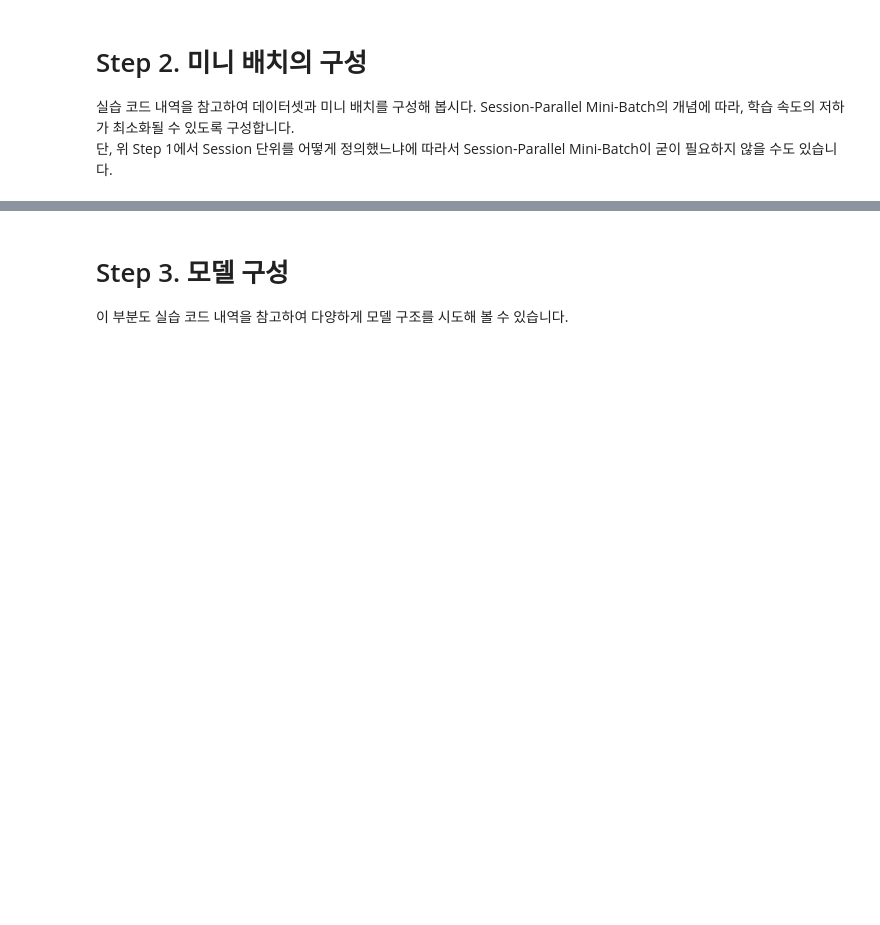
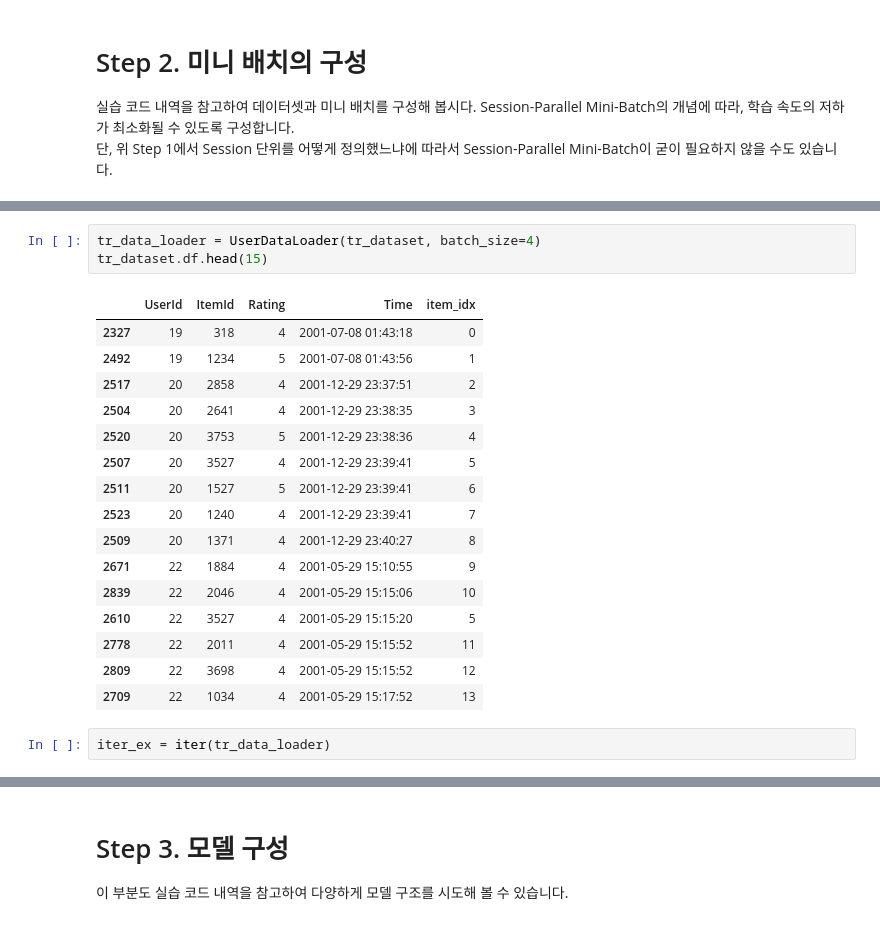
Before and after one commit to Seona056/AIFFEL_Daegu, a Jupyter notebook: [E-16] Movielens 영화 SBR.ipynb, the cells around one changed output, grey strips where cells are left out. Cells and saved outputs as stored; diff of their text form; blank space fills up the shorter version.

```diff
--- a/[E-16] Movielens 영화 SBR.ipynb
+++ b/[E-16] Movielens 영화 SBR.ipynb
@@ -49,0 +523,22 @@ FileNotFoundError: ignored
+# %%
+tr_data_loader = UserDataLoader(tr_dataset, batch_size=4)
+tr_dataset.df.head(15)
+# %% [output]
+|  | UserId | ItemId | Rating | Time | item_idx |
+| 2327 | 19 | 318 | 4 | 2001-07-08 01:43:18 | 0 |
+| 2492 | 19 | 1234 | 5 | 2001-07-08 01:43:56 | 1 |
+| 2517 | 20 | 2858 | 4 | 2001-12-29 23:37:51 | 2 |
+| 2504 | 20 | 2641 | 4 | 2001-12-29 23:38:35 | 3 |
+| 2520 | 20 | 3753 | 5 | 2001-12-29 23:38:36 | 4 |
+| 2507 | 20 | 3527 | 4 | 2001-12-29 23:39:41 | 5 |
+| 2511 | 20 | 1527 | 5 | 2001-12-29 23:39:41 | 6 |
+| 2523 | 20 | 1240 | 4 | 2001-12-29 23:39:41 | 7 |
+| 2509 | 20 | 1371 | 4 | 2001-12-29 23:40:27 | 8 |
+| 2671 | 22 | 1884 | 4 | 2001-05-29 15:10:55 | 9 |
+| 2839 | 22 | 2046 | 4 | 2001-05-29 15:15:06 | 10 |
+| 2610 | 22 | 3527 | 4 | 2001-05-29 15:15:20 | 5 |
+| 2778 | 22 | 2011 | 4 | 2001-05-29 15:15:52 | 11 |
+| 2809 | 22 | 3698 | 4 | 2001-05-29 15:15:52 | 12 |
+| 2709 | 22 | 1034 | 4 | 2001-05-29 15:17:52 | 13 |
+# %%
+iter_ex = iter(tr_data_loader)
```
Also changed, not shown: parts of 89 cells of this notebook.
